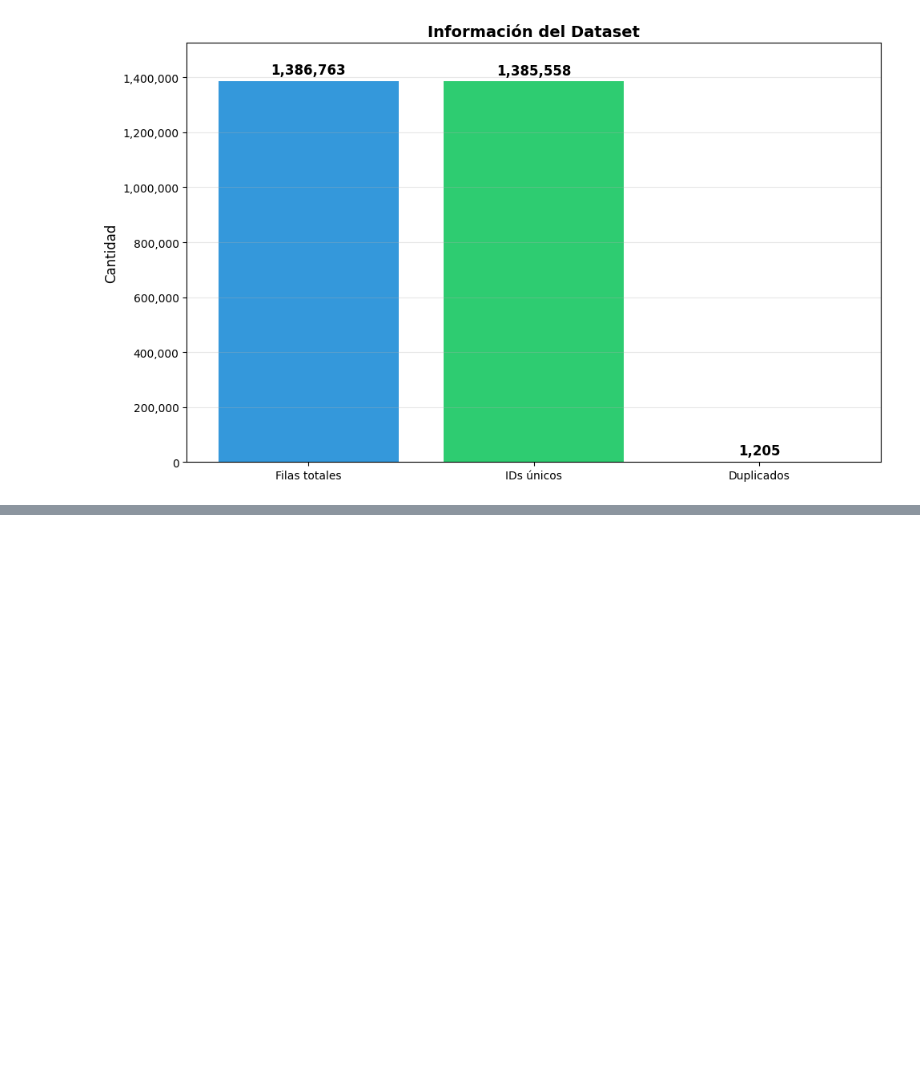
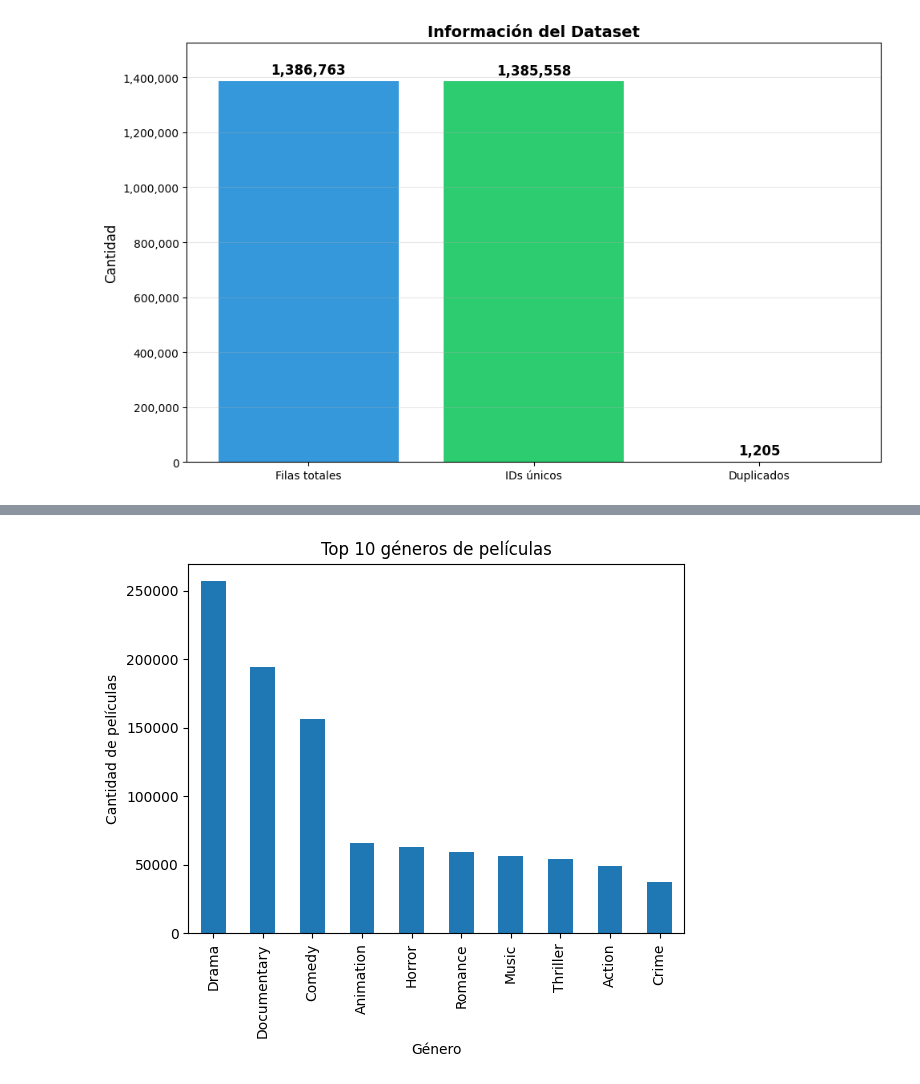
Before and after one commit to natonnelier/tmdb_movies_data_analysis, a Jupyter notebook: EDA_movies.ipynb, the cells around one changed output, grey strips where cells are left out. Drawn from its saved outputs; the diff is of its cells as text; code cells hidden in the pictures; blank space fills up the shorter version.

```diff
--- a/EDA_movies.ipynb
+++ b/EDA_movies.ipynb
@@ -432,0 +512,11 @@ plt.show()
+# %%
+# La columna genres está almacenada como un string separado por comas
+# Ejemplo: "Action, Science Fiction, Adventure"
+
+# Primero convertimos ese string en una lista separando por coma
+
+movies["genres"] = movies["genres"].fillna("").apply(lambda x: [g.strip() for g in x.split(",") if g])
+
+# Ahora cada fila tiene una lista de géneros
+
+movies["genres"].head()
@@ -432,0 +531,6 @@ plt.show()
+# %%
+# "Aplanar" la lista de géneros
+genres = movies.explode("genres")
+
+# Verificar resultado
+genres[["title","genres"]].head()
@@ -432,0 +544,5 @@ plt.show()
+# %%
+# Contar géneros
+genre_counts = genres["genres"].value_counts()
+
+genre_counts.head(10)
@@ -432,0 +563,10 @@ plt.show()
+# %%
+# Visualizar los géneros más frecuentes
+genre_counts.head(10).plot(kind="bar")
+
+plt.title("Top 10 géneros de películas")
+plt.xlabel("Género")
+plt.ylabel("Cantidad de películas")
+plt.show()
+# %% [output]
+[figure, added]
```
Also changed, not shown: parts of 29 cells of this notebook.
